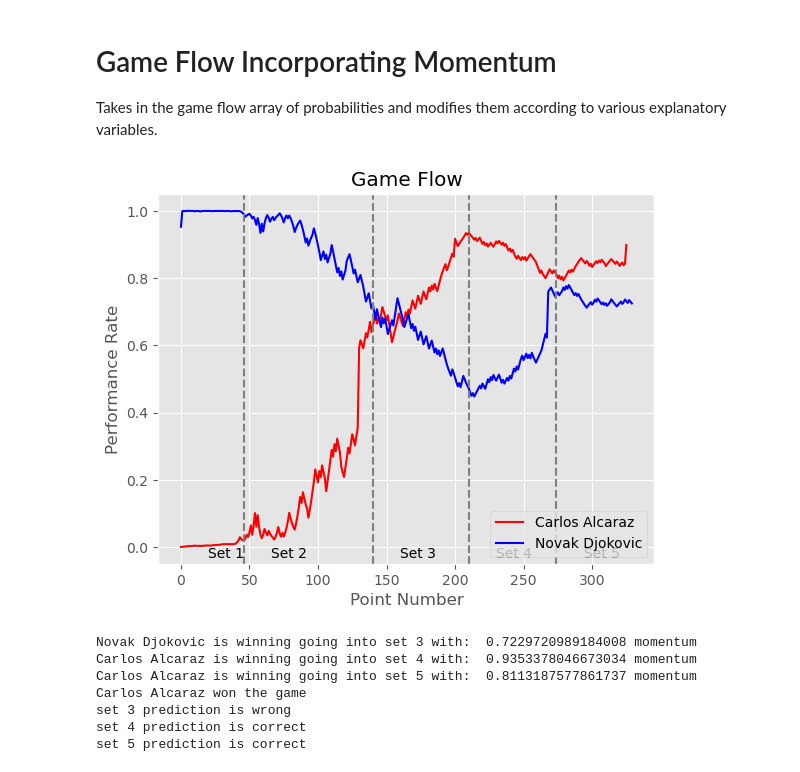
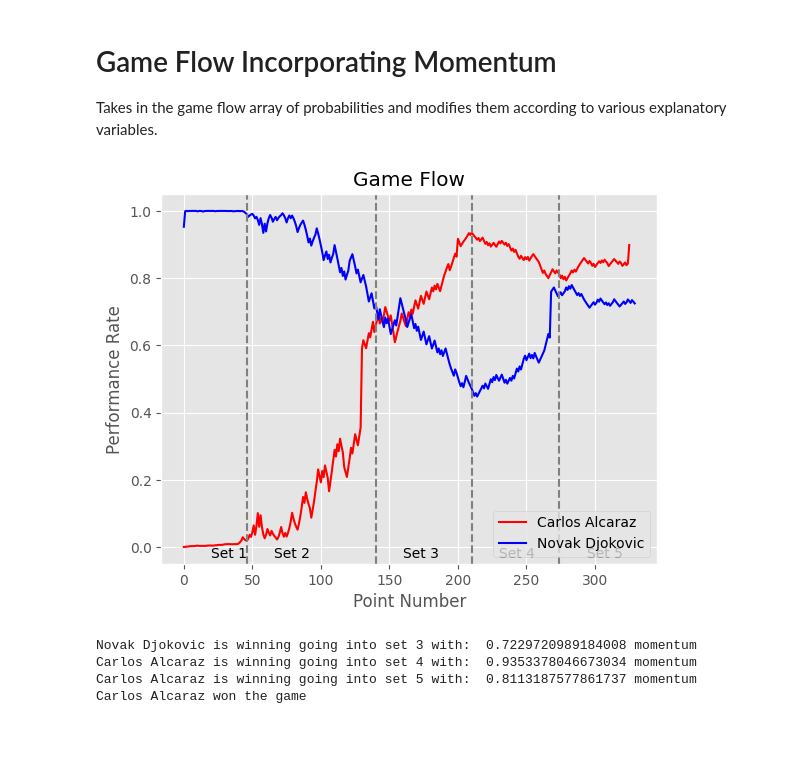
Before and after one commit to Alexkazmirchuk1/Tennis-Data-Analysis-Research, a Jupyter notebook: Main.ipynb, the cells around one changed output. Saved outputs shown, nothing was run; the diff lists cells and outputs as text; code cells hidden in the pictures; blank space fills up the shorter version.

```diff
--- a/Main.ipynb
+++ b/Main.ipynb
@@ -385,17 +401,14 @@ class MarkovChain:
 # %%
 MATCH_TO_EXAMINE = '2023-wimbledon-1701'
 FILE = '2023-wimbledon-data.csv'
 
 model = MarkovChain(FILE, MATCH_TO_EXAMINE)
 model.train()
 model.graph_momentum()
-model.prediction()
+data, win = model.prediction()
 # %% [output]
-[figure, old version]
+[figure, new version]
 Novak Djokovic is winning going into set 3 with:  0.7229720989184008 momentum
 Carlos Alcaraz is winning going into set 4 with:  0.9353378046673034 momentum
 Carlos Alcaraz is winning going into set 5 with:  0.8113187577861737 momentum
 Carlos Alcaraz won the game
-set 3 prediction is wrong
-set 4 prediction is correct
-set 5 prediction is correct
```
Also changed, not shown: parts of 5 cells of this notebook.
